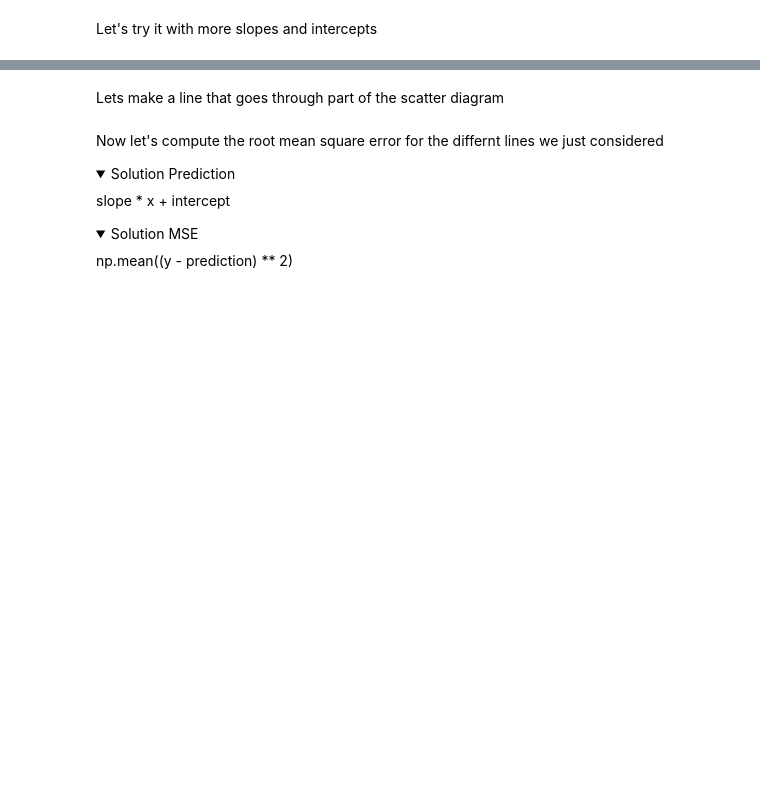
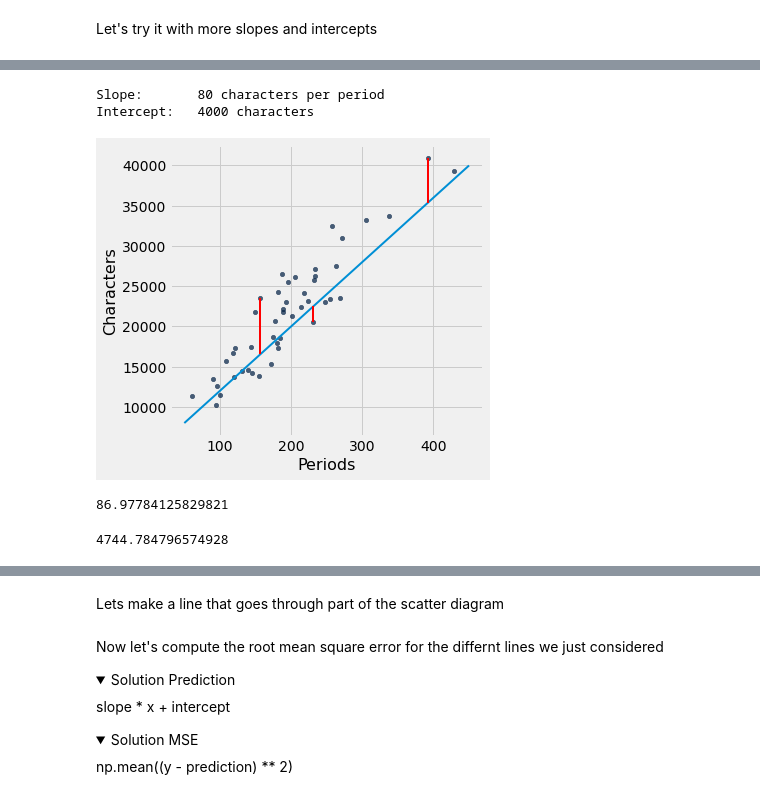
Before and after one commit to BC-COMS-1016/materials-sp22, a Jupyter notebook: demos/Lecture_22.ipynb, the cells around one changed output, grey strips where cells are left out. Cells and saved outputs as stored; diff of their text form; code cells hidden in the pictures; folded sections open; blank space fills up the shorter version.

```diff
--- a/demos/Lecture_22.ipynb
+++ b/demos/Lecture_22.ipynb
@@ -217,0 +299,14 @@ lw_errors(70, 1000)
+# %%
+lw_errors(80, 4000)
+# %% [output]
+Slope:       80 characters per period
+Intercept:   4000 characters
+[figure, added]
+# %%
+slope(little_women, 'Periods', 'Characters')
+# %% [output]
+86.97784125829821
+# %%
+intercept(little_women, 'Periods', 'Characters')
+# %% [output]
+4744.784796574928
```
Also changed, not shown: parts of 33 cells of this notebook, 1 other file.
